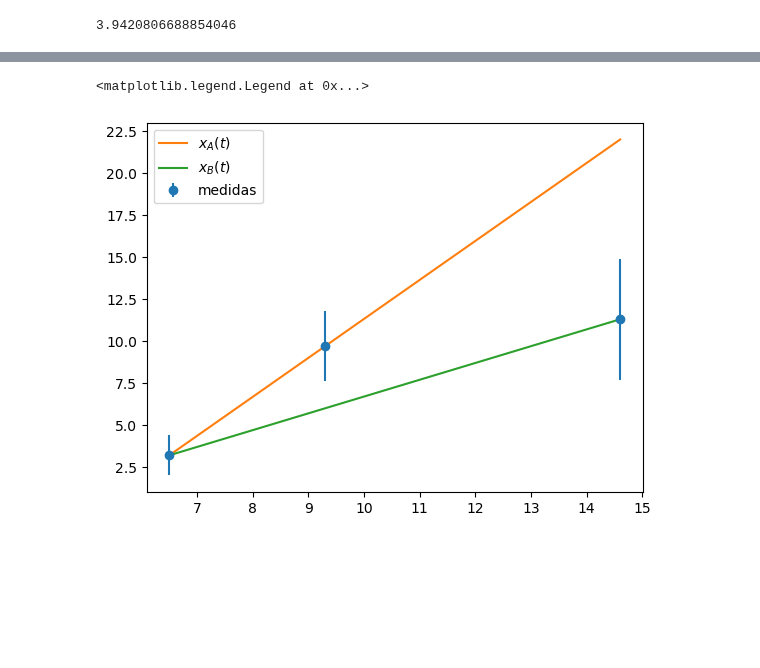
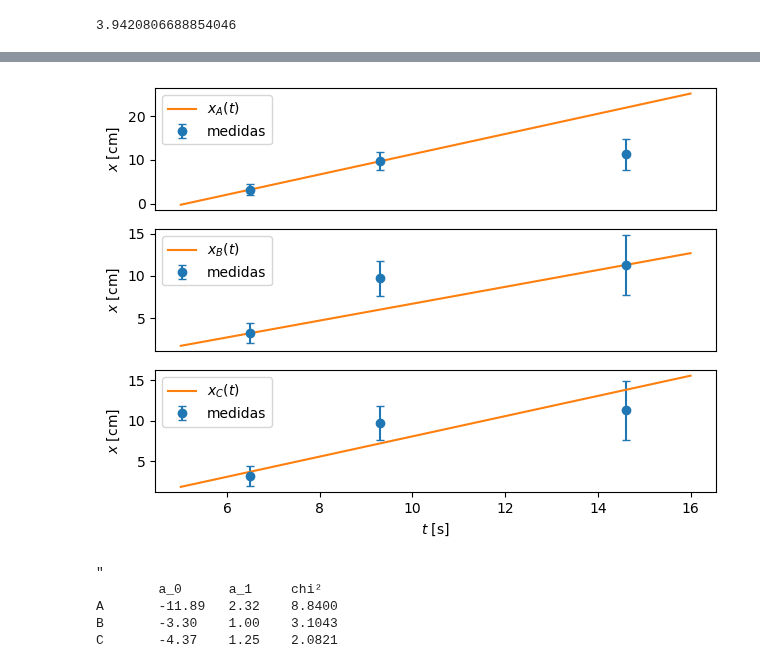
Before and after one commit to JuanSierra2003/hello-world, a Jupyter notebook: Nuclear/InstrumentacionNuclear/problemas1.ipynb, the cells around one changed output, grey strips where cells are left out. Saved outputs shown, nothing was run; the diff lists cells and outputs as text; code cells hidden in the pictures; blank space fills up the shorter version.

```diff
--- a/Nuclear/InstrumentacionNuclear/problemas1.ipynb
+++ b/Nuclear/InstrumentacionNuclear/problemas1.ipynb
@@ -140,16 +140,57 @@ t = np.array([6.5, 9.3, 14.6])
 x = np.array([3.2, 9.7, 11.3])
 sig_x = np.array([1.2, 2.1, 3.6])
 
+#Pasa por los primeros dos puntos
 a1_A = (x[1]-x[0])/(t[1]-t[0])
 a0_A = x[0]-a1_A*t[0]
 
+x_A = lambda t: a0_A + a1_A*t
+
+#Pasa por el primer y el último punto
 a1_B = (x[2]-x[0])/(t[2]-t[0])
 a0_B = x[0]-a1_B*t[0]
+
+x_B = lambda t: a0_B + a1_B*t
+
+#Minimiza chi²
+St = np.sum(t/sig_x**2)
+Stt = np.sum(t**2/sig_x**2)
+Sx = np.sum(x/sig_x**2)
+Stx = np.sum(t*x/sig_x**2)
+S = np.sum(1/sig_x**2)
+
+Delta = S*Stt - St**2
+
+a1_C = (S*Stx - St*Sx)/Delta
+a0_C = (Stt*Sx - St*Stx)/Delta
+
+x_C = lambda t: a0_C + a1_C*t
-# %%
-plt.errorbar(t, x, yerr = sig_x, fmt='o', label = 'medidas')
-plt.plot(t, a0_A+a1_A*t, label = r'$x_A(t)$')
-plt.plot(t, a0_B+a1_B*t, label = r'$x_B(t)$')
-plt.legend()
-# %% [output]
-<matplotlib.legend.Legend at 0x...>
-[figure, removed]
+# %%
+t_ = np.linspace(5, 16)
+
+fig = plt.figure()
+
+ax1 = fig.add_subplot(3,1,1)
+ax1.errorbar(t, x, yerr = sig_x, fmt='o', label = 'medidas', capsize=3)
+ax1.plot(t_, x_A(t_), label = r'$x_A(t)$')
+ax1.set_xticks([])
+ax1.set_ylabel(r'$x$ [cm]')
+ax1.legend()
+
+ax2 = fig.add_subplot(3,1,2)
+ax2.errorbar(t, x, yerr = sig_x, fmt='o', label = 'medidas', capsize=3)
+ax2.plot(t_, x_B(t_), label = r'$x_B(t)$')
+ax2.set_xticks([])
+ax2.set_ylabel(r'$x$ [cm]')
+ax2.legend()
+
+ax3 = fig.add_subplot(3,1,3)
+ax3.errorbar(t, x, yerr = sig_x, fmt='o', label = 'medidas', capsize=3)
+ax3.plot(t_, x_C(t_), label = r'$x_C(t)$')
+ax3.set_xlabel(r'$t$ [s]')
+ax3.set_ylabel(r'$x$ [cm]')
+ax3.legend()
+
+plt.tight_layout()
+# %% [output]
+[figure, added]
@@ -155,0 +201,12 @@ plt.legend()
+# %%
+print(f""""
+        a_0 \t a_1 \t chi²
+A       {a0_A:.2f} \t {a1_A:.2f} \t {chi2_A:.4f}
+B       {a0_B:.2f} \t {a1_B:.2f} \t {chi2_B:.4f}
+C       {a0_C:.2f} \t {a1_C:.2f} \t {chi2_C:.4f} """)
+# %% [output]
+"
+        a_0      a_1     chi²
+A       -11.89   2.32    8.8400
+B       -3.30    1.00    3.1043
+C       -4.37    1.25    2.0821
```
Also changed, not shown: parts of 9 cells of this notebook.
